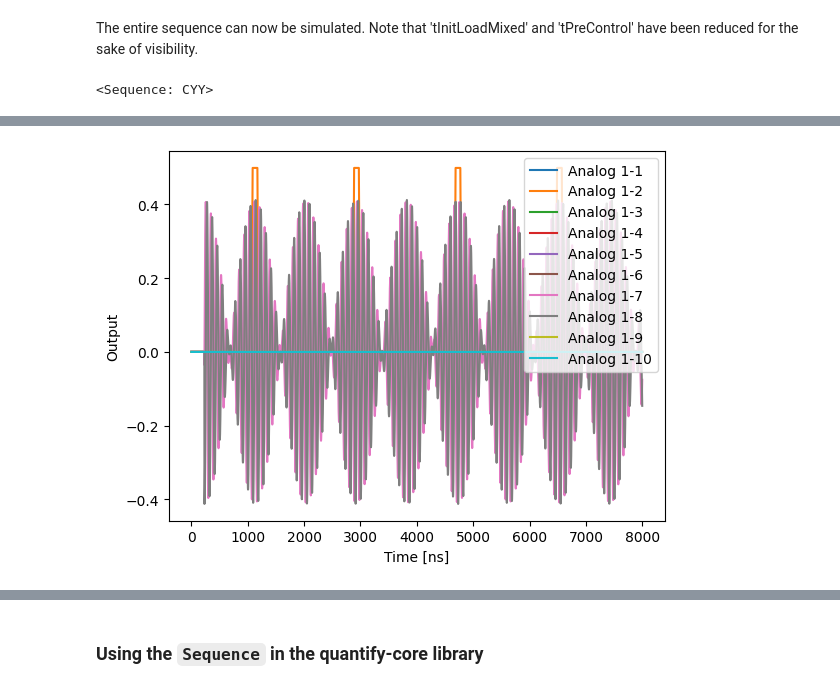
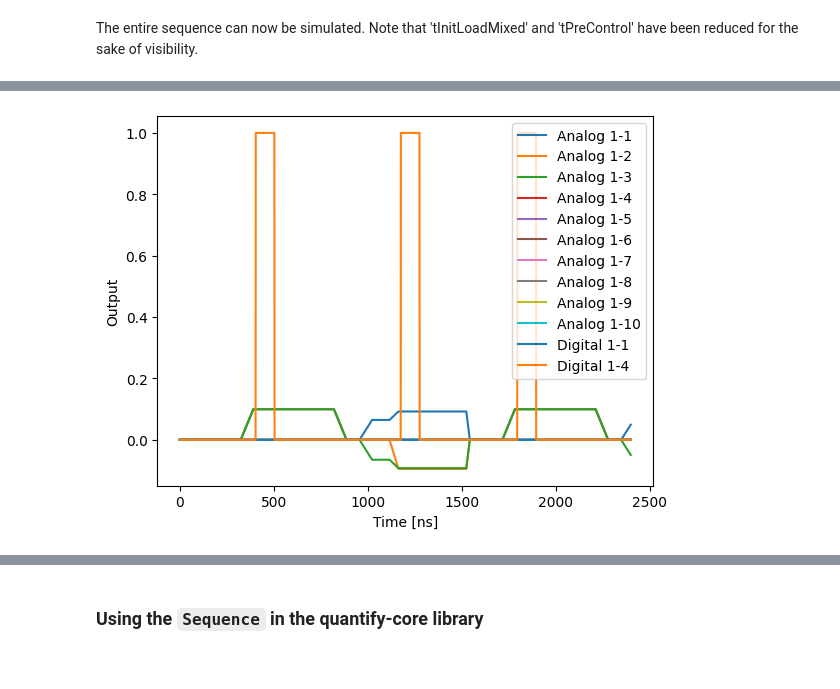
Before and after one commit to andncl/arbok, a Jupyter notebook: arbok/examples/user_guide.ipynb, the cells around one changed output, grey strips where cells are left out. Cells and saved outputs as stored; diff of their text form; code cells hidden in the pictures.

```diff
--- a/arbok/examples/user_guide.ipynb
+++ b/arbok/examples/user_guide.ipynb
@@ -66,7 +52,7 @@ CYY.add_subsequence(smart_swap23)
 # %%
 MEAS.add_subsequence(duInit)
 MEAS.add_subsequence(CYY)
-MEAS.add_subsequence(OtherStReadout('stReadout30'))
+MEAS.add_subsequence(stReadout)
 # %% [markdown]
 Hereby the QCoDeS `Parameter`s describing the respective sequenes are referenced
 in the containing `Sequence`. Therefore changes in the subsequences take effect
@@ -79,11 +65,8 @@ MEAS.CYY.smartSwap12.root_instrument
 ### Simulating Sequences
 # %% [markdown]
 The entire sequence can now be simulated. Note that 'tInitLoadMixed' and 'tPreControl' have been reduced for the sake of visibility.
-# %%
-MEAS.CYY.smartY.parent
-# %% [output]
-<Sequence: CYY>
 # %%
 MEAS.CYY.smartSwap12.tWait(int(192))
-MEAS.CYY.smartSwap12.run_remote_simulation(duration = 2000)
+#job = MEAS.CYY.smartSwap12.run_remote_simulation(duration = 2000)
+job = MEAS.stReadout.run_remote_simulation(duration = 600)
 # %% [output]
@@ -93 +77 @@ MEAS.CYY.smartSwap12.run_remote_simulation(duration = 2000)
-[figure, old version]
+[figure, new version]
```
Also changed, not shown: parts of 29 cells of this notebook, 9 other files.
